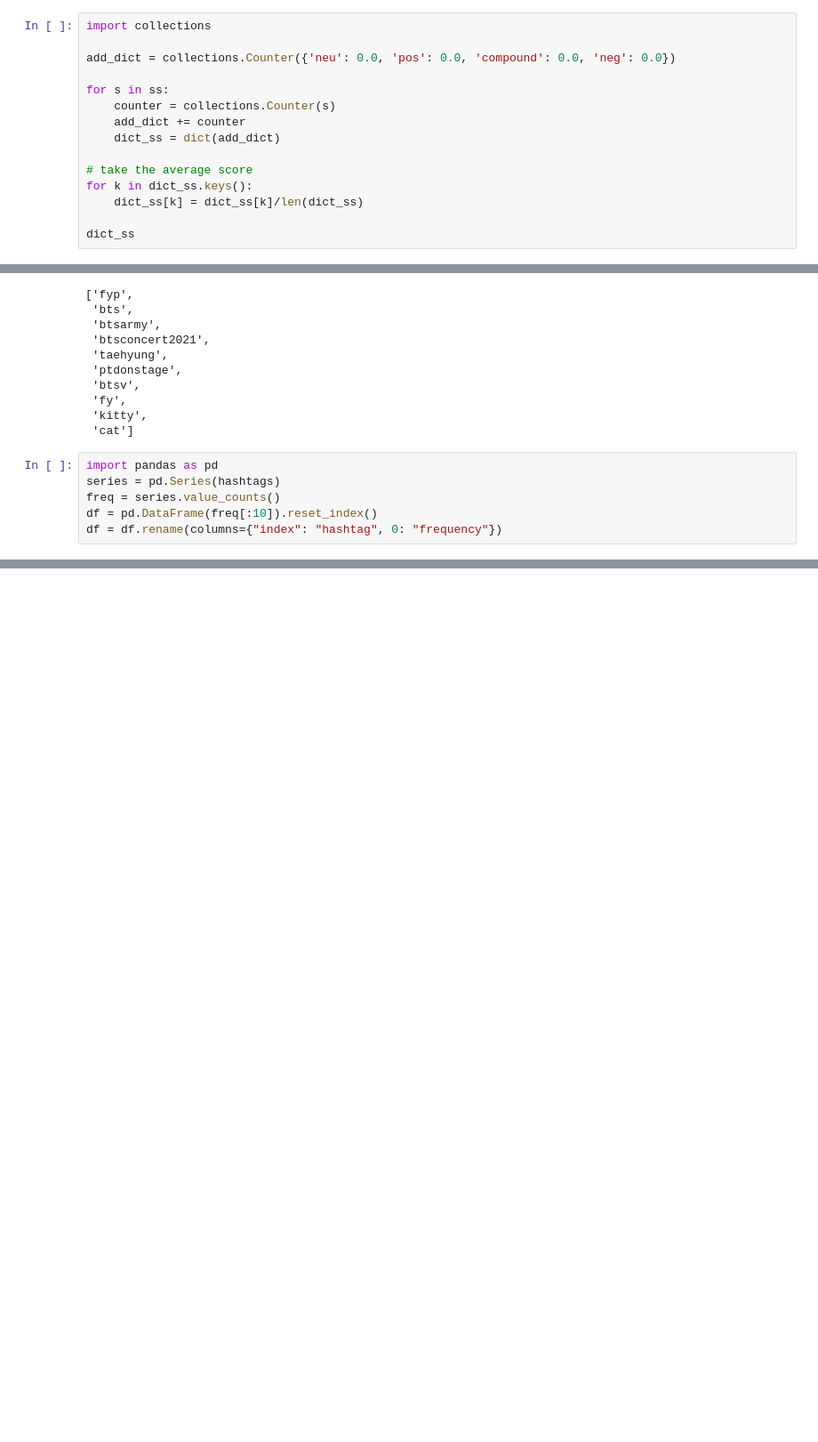
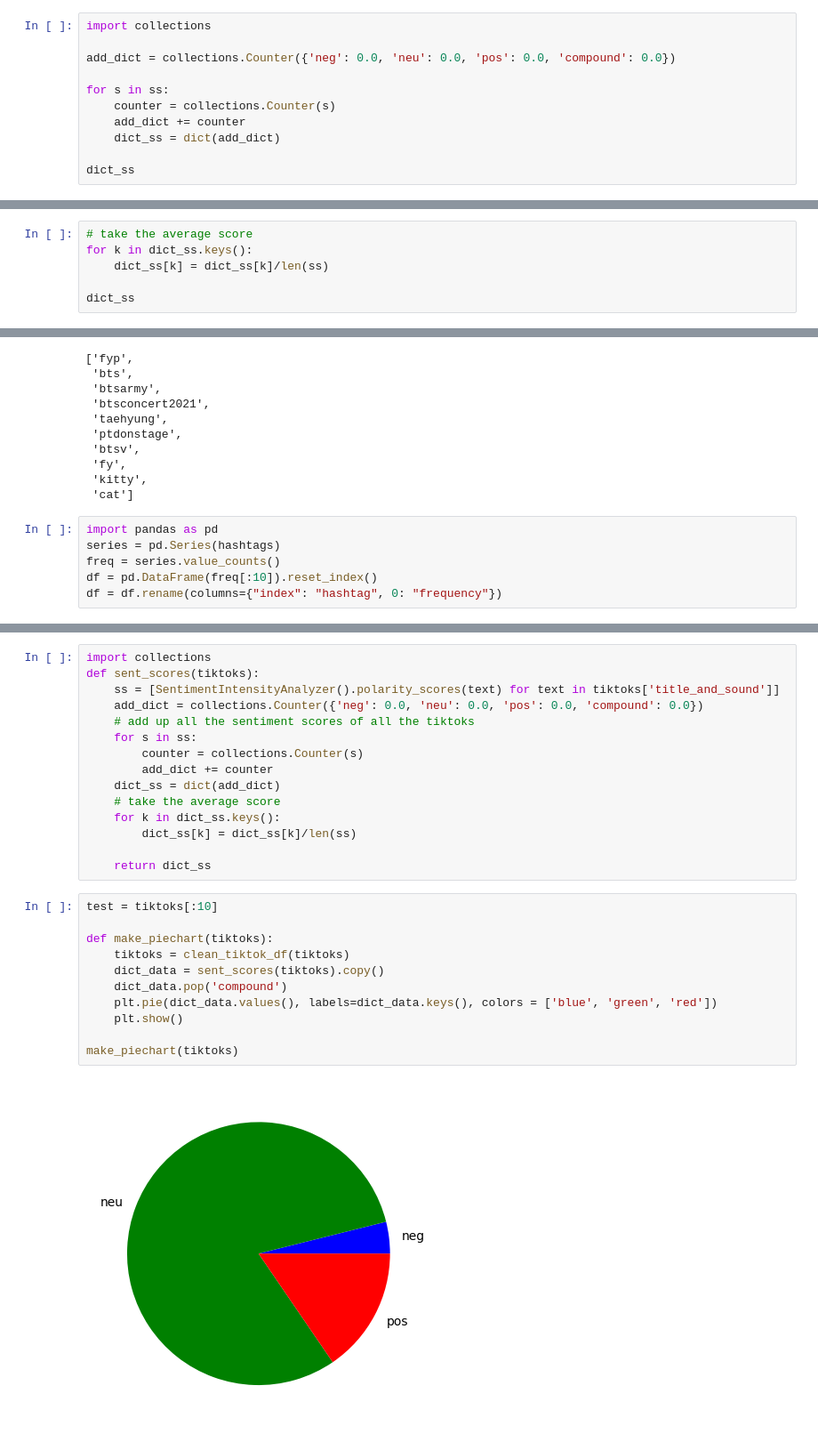
Before and after one commit to mmaemura/tiktok, a Jupyter notebook: sent_analysis.ipynb, the cells around one changed output, grey strips where cells are left out. Shown: that part at 89% size. Drawn from its saved outputs; the diff is of its cells as text; blank space fills up the shorter version.

```diff
--- a/sent_analysis.ipynb
+++ b/sent_analysis.ipynb
@@ -84,16 +84,12 @@ ss[0]
 # %%
 import collections
 
-add_dict = collections.Counter({'neu': 0.0, 'pos': 0.0, 'compound': 0.0, 'neg': 0.0})
+add_dict = collections.Counter({'neg': 0.0, 'neu': 0.0, 'pos': 0.0, 'compound': 0.0})
 
 for s in ss:
     counter = collections.Counter(s)
     add_dict += counter
     dict_ss = dict(add_dict)
 
-# take the average score
-for k in dict_ss.keys():
-    dict_ss[k] = dict_ss[k]/len(dict_ss)
-
 dict_ss
 # %% [output]
@@ -103,0 +101,6 @@ dict_ss
+# %%
+# take the average score
+for k in dict_ss.keys():
+    dict_ss[k] = dict_ss[k]/len(ss)
+
+dict_ss
@@ -172,0 +222,28 @@ df
+# %%
+import collections
+def sent_scores(tiktoks):
+    ss = [SentimentIntensityAnalyzer().polarity_scores(text) for text in tiktoks['title_and_sound']]
+    add_dict = collections.Counter({'neg': 0.0, 'neu': 0.0, 'pos': 0.0, 'compound': 0.0})
+    # add up all the sentiment scores of all the tiktoks
+    for s in ss:
+        counter = collections.Counter(s)
+        add_dict += counter
+    dict_ss = dict(add_dict)
+    # take the average score
+    for k in dict_ss.keys():
+        dict_ss[k] = dict_ss[k]/len(ss)
+
+    return dict_ss
+# %%
+test = tiktoks[:10]
+
+def make_piechart(tiktoks):
+    tiktoks = clean_tiktok_df(tiktoks)
+    dict_data = sent_scores(tiktoks).copy()
+    dict_data.pop('compound')
+    plt.pie(dict_data.values(), labels=dict_data.keys(), colors = ['blue', 'green', 'red'])
+    plt.show()
+
+make_piechart(tiktoks)
+# %% [output]
+[figure, added]
```
Also changed, not shown: parts of 8 cells of this notebook.
